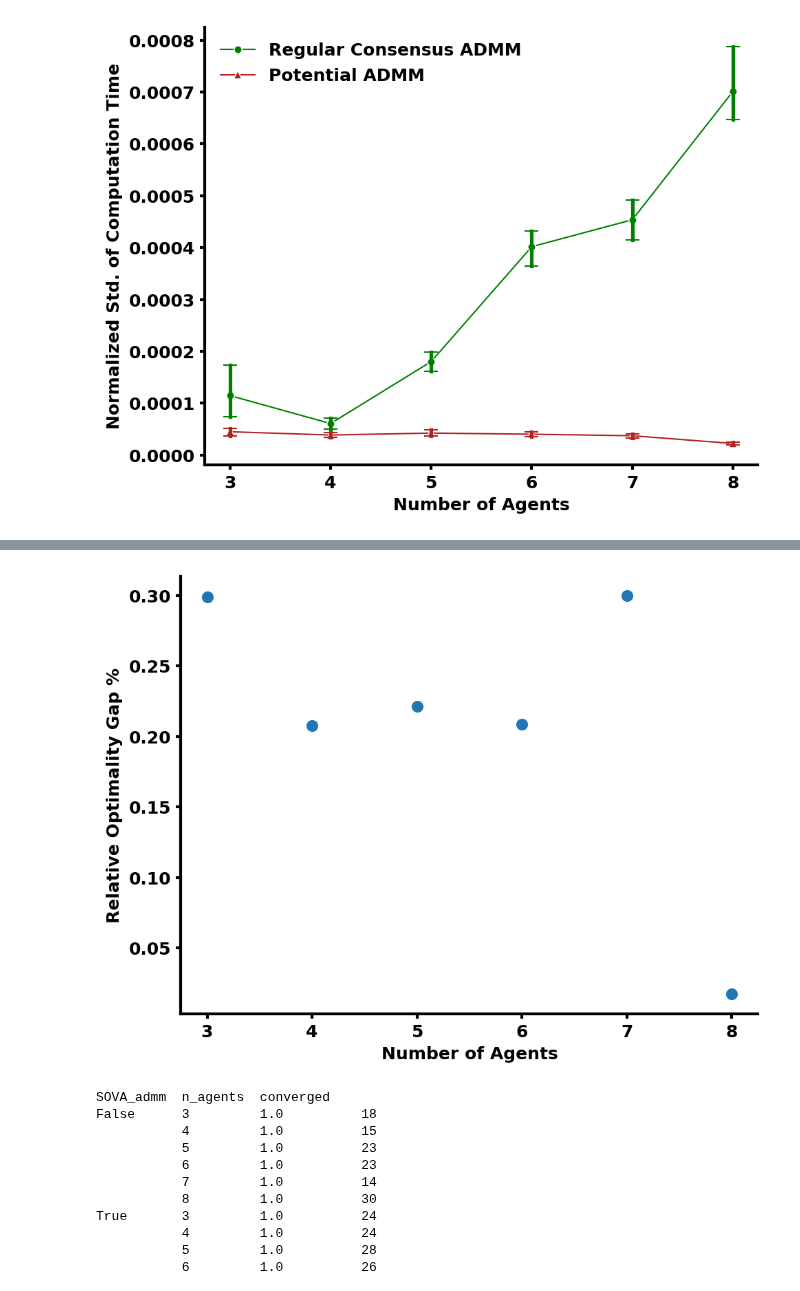
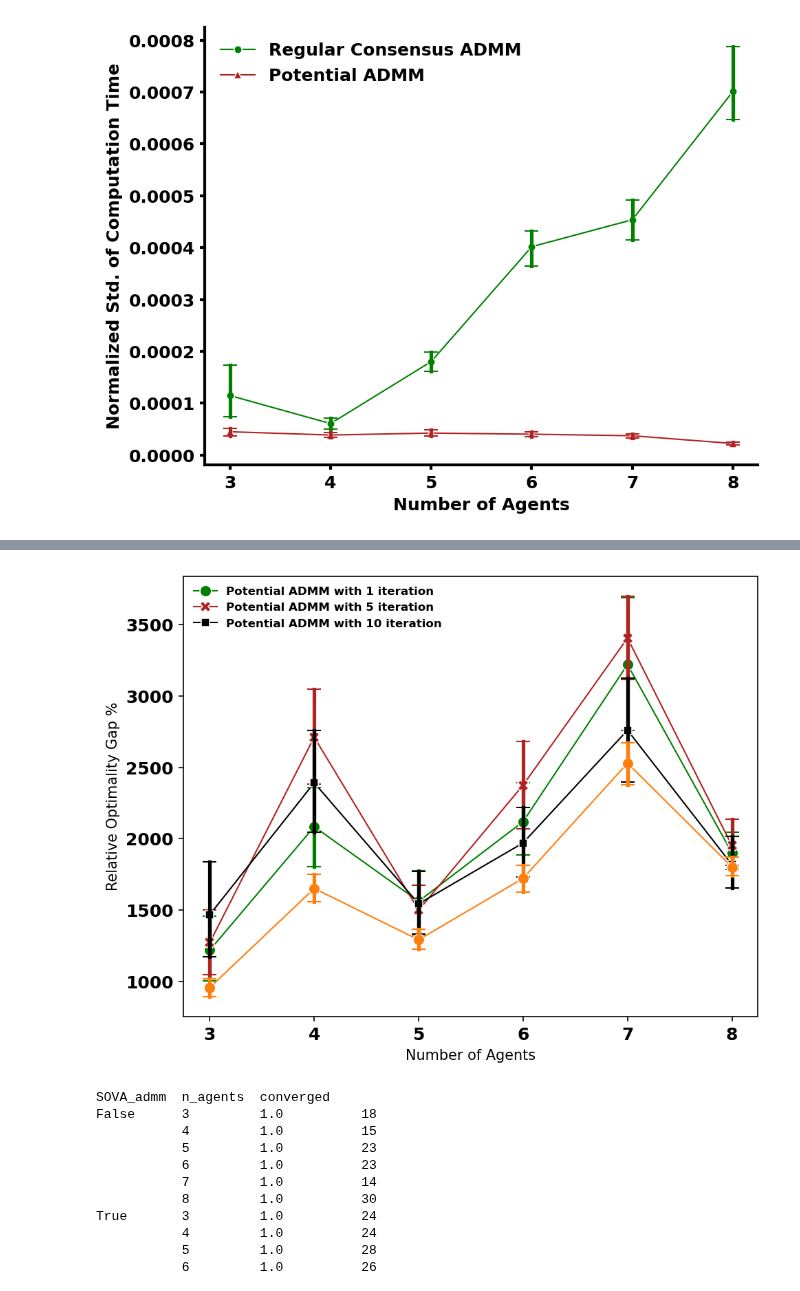
Before and after one commit to labicon/Potential-ADMM_code, a Jupyter notebook: distributed_ADMM/monte_carlo_analysis.ipynb, the cells around one changed output, grey strips where cells are left out. Saved outputs shown, nothing was run; the diff lists cells and outputs as text; code cells hidden in the pictures.

Commit message:
fixed comparison between dpilqr and potential ADMM

```diff
--- a/distributed_ADMM/monte_carlo_analysis.ipynb
+++ b/distributed_ADMM/monte_carlo_analysis.ipynb
@@ -136,4 +129,4 @@ optimality_df
 # %%
-optimality_df.columns=['mean_value','std_value']
+# optimality_df.columns=['mean_value','std_value']
 # %%
-optimality_df = optimality_df.reset_index()
+# optimality_df = optimality_df.reset_index()
@@ -156,7 +133,7 @@ optimality_df
 # %%
 decentralized_admm = optimality_df.loc[optimality_df['SOVA_admm']==True]
 # %%
-centralized_admm= optimality_df.loc[optimality_df['SOVA_admm']==False]
+centralized_admm= optimality_df.loc[optimality_df['SOVA_admm']=='centralized_mpc']
 # %%
 centralized_admm.head()
 # %% [output]
@@ -197,29 +157,36 @@ relative_gap_df
+# %%
+decentralized_admm = decentralized_admm.loc[decentralized_admm['MAX_ITER'].isin([1,5,10])]
 # %%
+#This comparison is against a centralized MPC without consensus, not very fair!!!
 plt.figure(dpi=150)
 err_kws = {'capsize': 5, 'capthick':1, 'elinewidth':2.5}
-ax = sns.scatterplot(data=relative_gap_df, x="n_agents", y="relative_gap", lw=1.0,
-            markers=['^'], s=80, palette=["firebrick"])
-
+sns.lineplot(data=decentralized_admm, x="n_agents", y="obj_trj", hue='MAX_ITER', lw=1.0, style='MAX_ITER',dashes=False,
+              markers=True, markersize=8, palette=["green", "firebrick","black"],err_style='bars', err_kws = err_kws)
+sns.lineplot(data=centralized_admm, x="n_agents", y="obj_trj", lw=1.0, style='MAX_ITER',dashes=False,
+              markers=True, markersize=8, palette=["grey"],err_style='bars', err_kws = err_kws)
 plt.ylabel('Relative Optimality Gap %');
 plt.xlabel('Number of Agents');
 
 for axis in ['bottom','left']:
     ax.spines[axis].set_linewidth(2.0)
 
 ax.spines['top'].set_visible(False)
 ax.spines['right'].set_visible(False)
 ax.tick_params(width=2.0)
 
 plt.xticks(size=12, weight= 'bold')
 plt.yticks(size=12, weight= 'bold')
 ax.set_xlabel(ax.get_xlabel(), fontsize=12, weight='bold')
 ax.set_ylabel(ax.get_ylabel(), fontsize=12, weight='bold')
 
-plt.legend(labels=['Regular Consensus ADMM','Potential ADMM'],frameon=False,prop={'weight':'bold','size':12})
+plt.legend(labels=['Potential ADMM with 1 iteration',
+                   'Potential ADMM with 5 iteration',
+                   'Potential ADMM with 10 iteration',
+                   ],frameon=False,prop={'weight':'bold','size':8},loc = 'best')
 
 plt.savefig('results/relative_optimality_gap.png', bbox_inches = 'tight', dpi=250, facecolor = ax.get_facecolor())
 # %% [output]
-[figure, old version]
+[figure, new version]
 # %%
 success_count=df.groupby(['SOVA_admm','n_agents'])['converged'].value_counts()
 # %%
```
Also changed, not shown: parts of 34 cells of this notebook, 7 other files.
